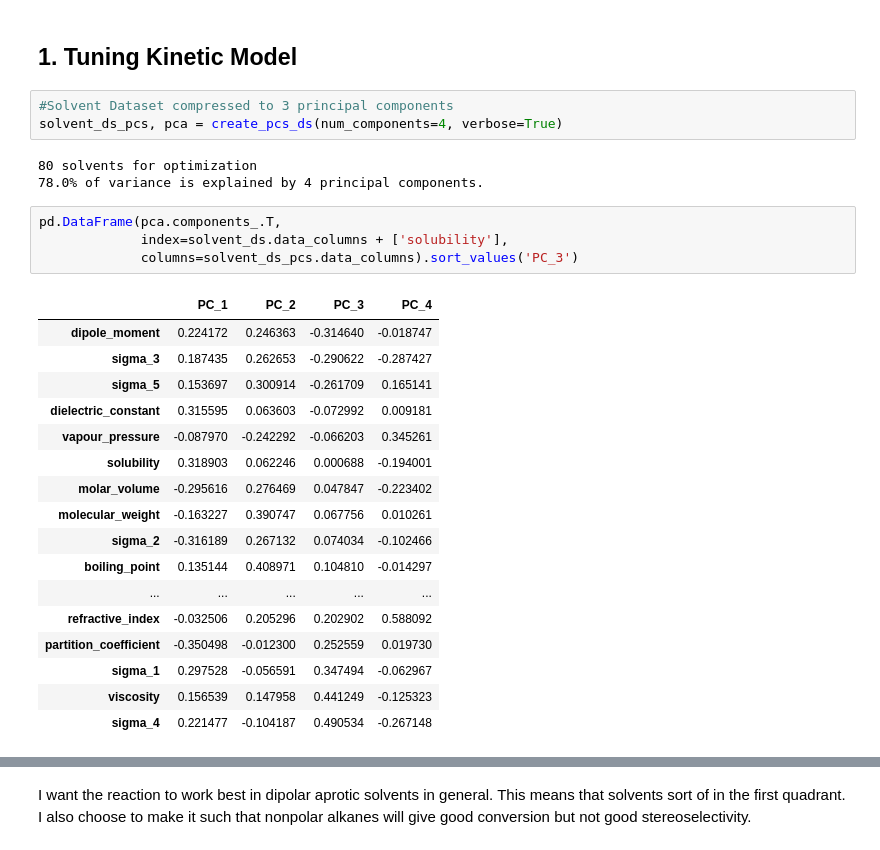
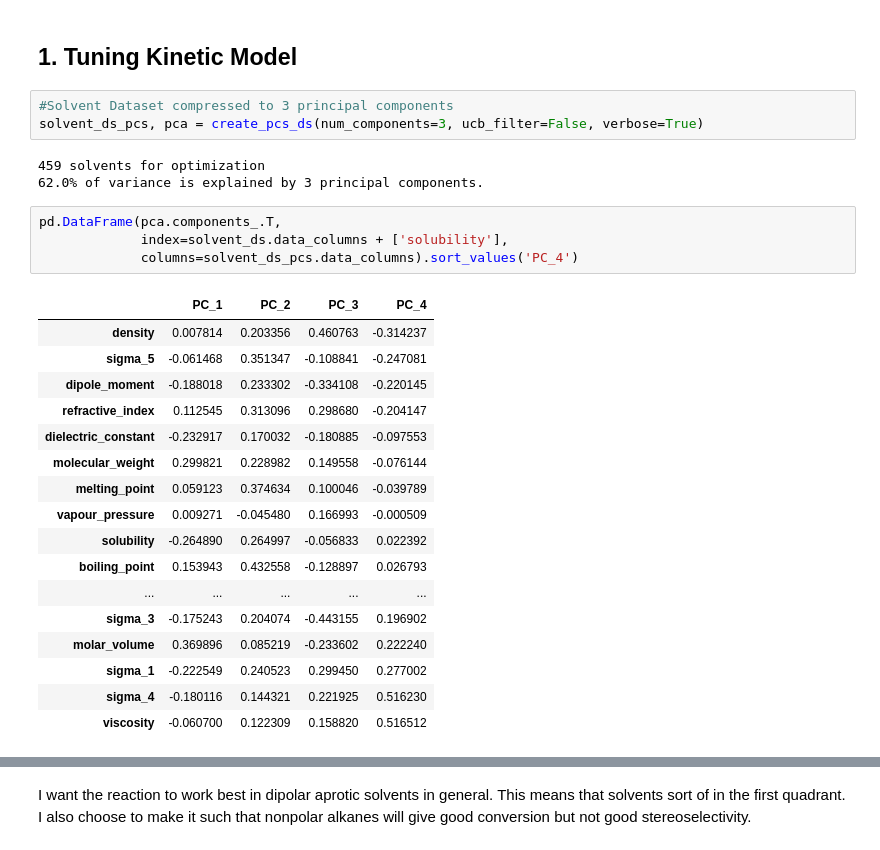
Before and after one commit to sustainable-processes/summit, a Jupyter notebook: case_studies/in_silico_studies/solvent_optimization_visualization.ipynb, the cells around one changed output, grey strips where cells are left out. Saved outputs shown, nothing was run; the diff lists cells and outputs as text.

```diff
--- a/case_studies/in_silico_studies/solvent_optimization_visualization.ipynb
+++ b/case_studies/in_silico_studies/solvent_optimization_visualization.ipynb
@@ -36,30 +36,30 @@ import json
 ## 1. Tuning Kinetic Model
 # %%
 #Solvent Dataset compressed to 3 principal components
-solvent_ds_pcs, pca = create_pcs_ds(num_components=4, verbose=True)
+solvent_ds_pcs, pca = create_pcs_ds(num_components=3, ucb_filter=False, verbose=True)
 # %% [output]
-80 solvents for optimization
-78.0% of variance is explained by 4 principal components.
+459 solvents for optimization
+62.0% of variance is explained by 3 principal components.
 # %%
 pd.DataFrame(pca.components_.T,
              index=solvent_ds.data_columns + ['solubility'],
-             columns=solvent_ds_pcs.data_columns).sort_values('PC_3')
+             columns=solvent_ds_pcs.data_columns).sort_values('PC_4')
 # %% [output]
 |  | PC_1 | PC_2 | PC_3 | PC_4 |
-| dipole_moment | 0.224172 | 0.246363 | -0.314640 | -0.018747 |
-| sigma_3 | 0.187435 | 0.262653 | -0.290622 | -0.287427 |
-| sigma_5 | 0.153697 | 0.300914 | -0.261709 | 0.165141 |
-| dielectric_constant | 0.315595 | 0.063603 | -0.072992 | 0.009181 |
-| vapour_pressure | -0.087970 | -0.242292 | -0.066203 | 0.345261 |
-| solubility | 0.318903 | 0.062246 | 0.000688 | -0.194001 |
-| molar_volume | -0.295616 | 0.276469 | 0.047847 | -0.223402 |
-| molecular_weight | -0.163227 | 0.390747 | 0.067756 | 0.010261 |
-| sigma_2 | -0.316189 | 0.267132 | 0.074034 | -0.102466 |
-| boiling_point | 0.135144 | 0.408971 | 0.104810 | -0.014297 |
+| density | 0.007814 | 0.203356 | 0.460763 | -0.314237 |
+| sigma_5 | -0.061468 | 0.351347 | -0.108841 | -0.247081 |
+| dipole_moment | -0.188018 | 0.233302 | -0.334108 | -0.220145 |
+| refractive_index | 0.112545 | 0.313096 | 0.298680 | -0.204147 |
+| dielectric_constant | -0.232917 | 0.170032 | -0.180885 | -0.097553 |
+| molecular_weight | 0.299821 | 0.228982 | 0.149558 | -0.076144 |
+| melting_point | 0.059123 | 0.374634 | 0.100046 | -0.039789 |
+| vapour_pressure | 0.009271 | -0.045480 | 0.166993 | -0.000509 |
+| solubility | -0.264890 | 0.264997 | -0.056833 | 0.022392 |
+| boiling_point | 0.153943 | 0.432558 | -0.128897 | 0.026793 |
 | ... | ... | ... | ... | ... |
-| refractive_index | -0.032506 | 0.205296 | 0.202902 | 0.588092 |
-| partition_coefficient | -0.350498 | -0.012300 | 0.252559 | 0.019730 |
-| sigma_1 | 0.297528 | -0.056591 | 0.347494 | -0.062967 |
-| viscosity | 0.156539 | 0.147958 | 0.441249 | -0.125323 |
-| sigma_4 | 0.221477 | -0.104187 | 0.490534 | -0.267148 |
+| sigma_3 | -0.175243 | 0.204074 | -0.443155 | 0.196902 |
+| molar_volume | 0.369896 | 0.085219 | -0.233602 | 0.222240 |
+| sigma_1 | -0.222549 | 0.240523 | 0.299450 | 0.277002 |
+| sigma_4 | -0.180116 | 0.144321 | 0.221925 | 0.516230 |
+| viscosity | -0.060700 | 0.122309 | 0.158820 | 0.516512 |
 # %% [markdown]
```
Also changed, not shown: parts of 11 cells of this notebook, 5 other files.
